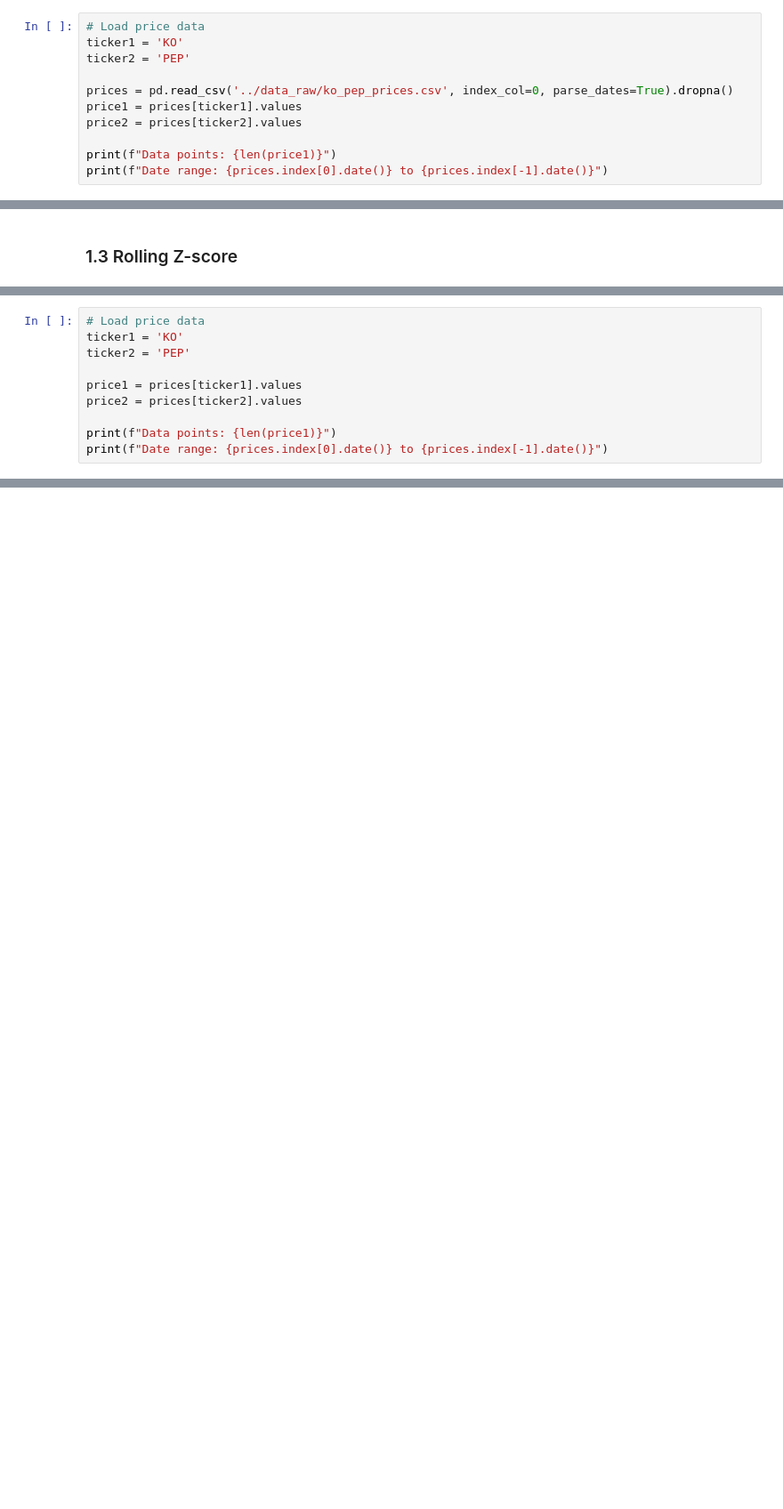
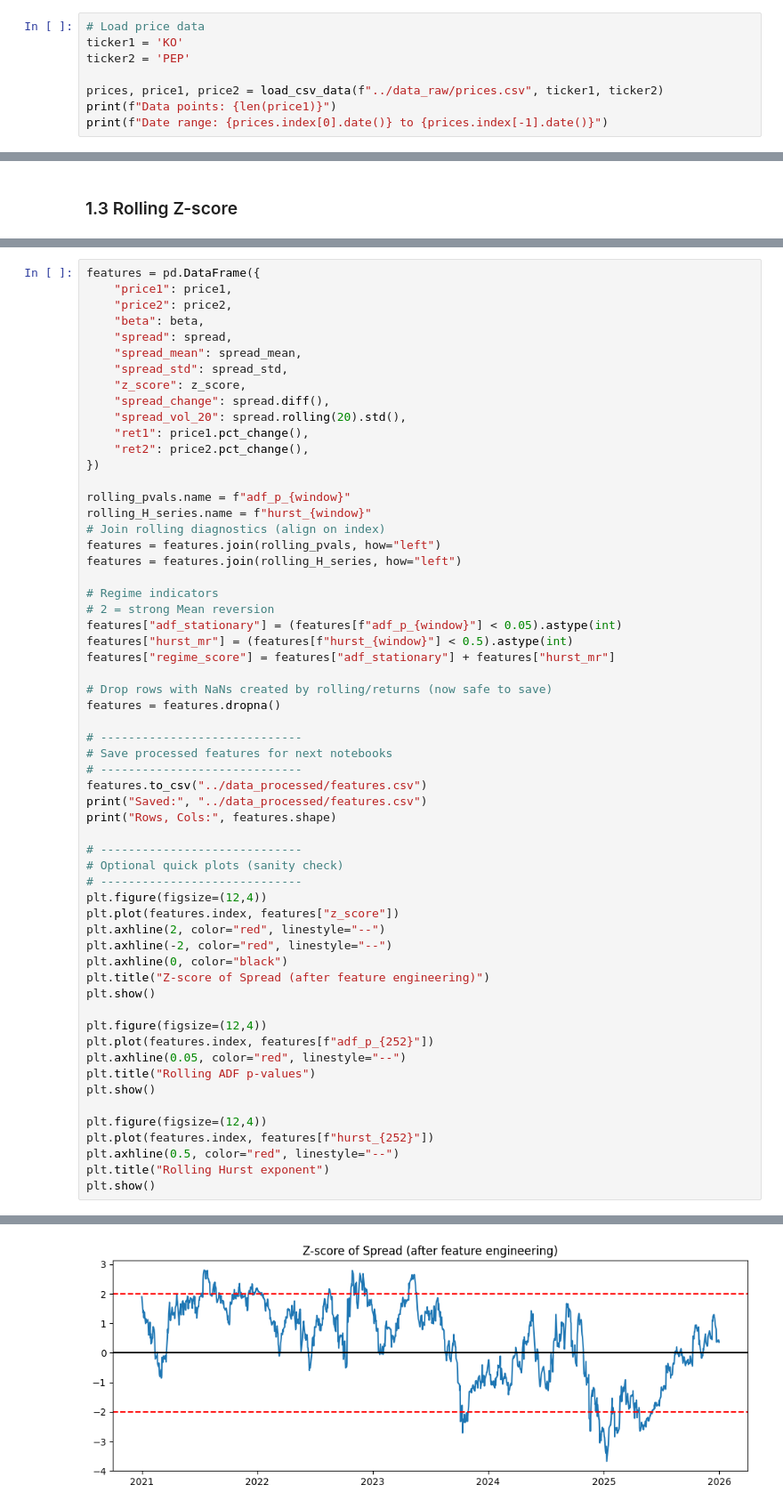
Before and after one commit to JustinLUk11880/A-Supervised-Machine-Learning-Pairs-Trading-Strategy-Classification-Model-, a Jupyter notebook: notebooks/02_feature_engineering.ipynb, the cells around one changed output, grey strips where cells are left out. Shown at 89% size. Cells and saved outputs as stored; diff of their text form; blank space fills up the shorter version.

Commit message:
solving bugs safe first

```diff
--- a/notebooks/02_feature_engineering.ipynb
+++ b/notebooks/02_feature_engineering.ipynb
@@ -8,10 +15,7 @@ from statsmodels.tsa.stattools import adfuller
 ticker1 = 'KO'
 ticker2 = 'PEP'
 
-prices = pd.read_csv('../data_raw/ko_pep_prices.csv', index_col=0, parse_dates=True).dropna()
-price1 = prices[ticker1].values
-price2 = prices[ticker2].values
-
+prices, price1, price2 = load_csv_data(f"../data_raw/prices.csv", ticker1, ticker2)
 print(f"Data points: {len(price1)}")
 print(f"Date range: {prices.index[0].date()} to {prices.index[-1].date()}")
 # %% [output]
@@ -264,10 +227,0 @@ Hurst exponent of the spread: 0.3844
-# %%
-# Load price data
-ticker1 = 'KO'
-ticker2 = 'PEP'
-
-price1 = prices[ticker1].values
-price2 = prices[ticker2].values
-
-print(f"Data points: {len(price1)}")
-print(f"Date range: {prices.index[0].date()} to {prices.index[-1].date()}")
@@ -386,0 +230,60 @@ print(f"✓ Saved {len(features)} feature rows to: data_processed/features_KO_PE
+# %%
+features = pd.DataFrame({
+    "price1": price1,
+    "price2": price2,
+    "beta": beta,
+    "spread": spread,
+    "spread_mean": spread_mean,
+    "spread_std": spread_std,
+    "z_score": z_score,
+    "spread_change": spread.diff(),
+    "spread_vol_20": spread.rolling(20).std(),
+    "ret1": price1.pct_change(),
+    "ret2": price2.pct_change(),
+})
+
+rolling_pvals.name = f"adf_p_{window}"
+rolling_H_series.name = f"hurst_{window}"
+# Join rolling diagnostics (align on index)
+features = features.join(rolling_pvals, how="left")
+features = features.join(rolling_H_series, how="left")
+
+# Regime indicators
+# 2 = strong Mean reversion
+features["adf_stationary"] = (features[f"adf_p_{window}"] < 0.05).astype(int)
+features["hurst_mr"] = (features[f"hurst_{window}"] < 0.5).astype(int)
+features["regime_score"] = features["adf_stationary"] + features["hurst_mr"]
+
+# Drop rows with NaNs created by rolling/returns (now safe to save)
+features = features.dropna()
+
+# -----------------------------
+# Save processed features for next notebooks
+# -----------------------------
+features.to_csv("../data_processed/features.csv")
+print("Saved:", "../data_processed/features.csv")
+print("Rows, Cols:", features.shape)
+
+# -----------------------------
+# Optional quick plots (sanity check)
+# -----------------------------
+plt.figure(figsize=(12,4))
+plt.plot(features.index, features["z_score"])
+plt.axhline(2, color="red", linestyle="--")
+plt.axhline(-2, color="red", linestyle="--")
+plt.axhline(0, color="black")
+plt.title("Z-score of Spread (after feature engineering)")
+plt.show()
+
+plt.figure(figsize=(12,4))
+plt.plot(features.index, features[f"adf_p_{252}"])
+plt.axhline(0.05, color="red", linestyle="--")
+plt.title("Rolling ADF p-values")
+plt.show()
+
+plt.figure(figsize=(12,4))
+plt.plot(features.index, features[f"hurst_{252}"])
+plt.axhline(0.5, color="red", linestyle="--")
+plt.title("Rolling Hurst exponent")
+plt.show()
+# %% [output]
@@ -386,0 +292 @@ print(f"✓ Saved {len(features)} feature rows to: data_processed/features_KO_PE
+[figure, added]
```
Also changed, not shown: parts of 14 cells of this notebook, 8 other files.
